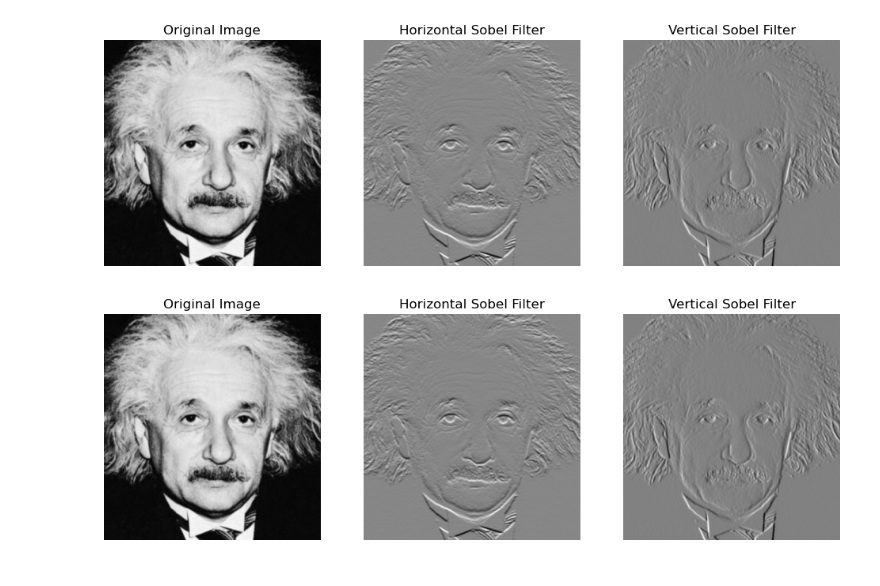
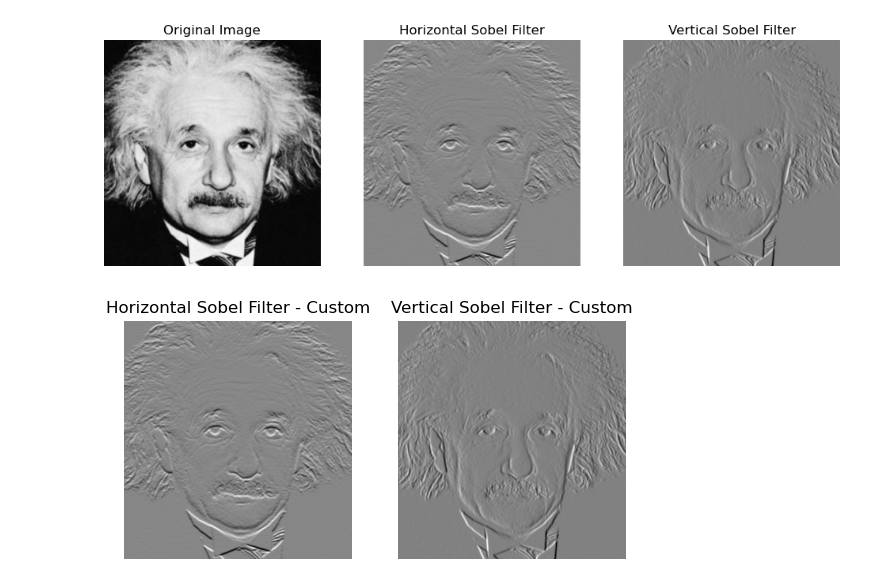
Before and after one commit to dilshan-49/EN3160, a Jupyter notebook: A01/220067G_A01.ipynb, the cells around one changed output. Drawn from its saved outputs; the diff is of its cells as text; code cells hidden in the pictures.

```diff
--- a/A01/220067G_A01.ipynb
+++ b/A01/220067G_A01.ipynb
@@ -566,38 +566,33 @@ plt.show()
 # %%
 def apply_sobel(image,kernal):
     rows,cols = image.shape
     filtered_img = np.zeros([rows-2,cols-2],dtype=np.float64)
 
     for i in range(rows-2):
         for j in range(cols-2):
             value = np.sum(np.multiply(image[i:i+3,j:j+3],kernal))
             filtered_img[i,j] = value
 
     return filtered_img
 
 img_x = apply_sobel(img, sobel_X)
 img_y = apply_sobel(img, sobel_Y)
 
-fig = plt.figure(figsize=(12,4))
+fig = plt.figure(figsize=(10,4))
 
 plt.subplot(131)
-plt.imshow(img, cmap='gray')
-plt.title('Original Image')
-plt.axis('off')
-
-plt.subplot(132)
 plt.imshow(img_x, cmap='gray')
 plt.title('Horizontal Sobel Filter - Custom')
 plt.axis('off')
 
-plt.subplot(133)
+plt.subplot(132)
 plt.imshow(img_y, cmap='gray')
 plt.title('Vertical Sobel Filter - Custom')
 plt.axis('off')
 
 plt.show()
 # %% [output]
-[figure, old version]
+[figure, new version]
 # %%
 sobel_x_vertical = np.array([[1], [0], [-1]])
 sobel_x_horizontal = np.array([[1, 2, 1]])
```
Also changed, not shown: parts of 1 cell of this notebook.
